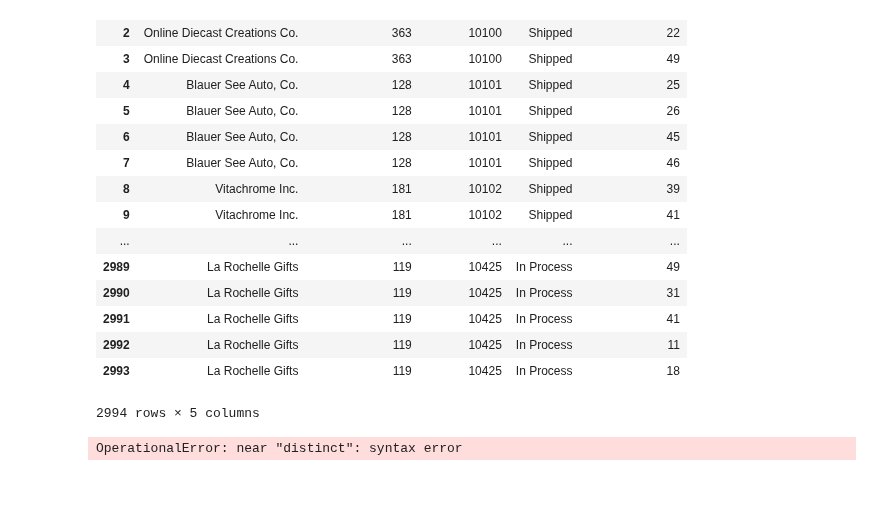
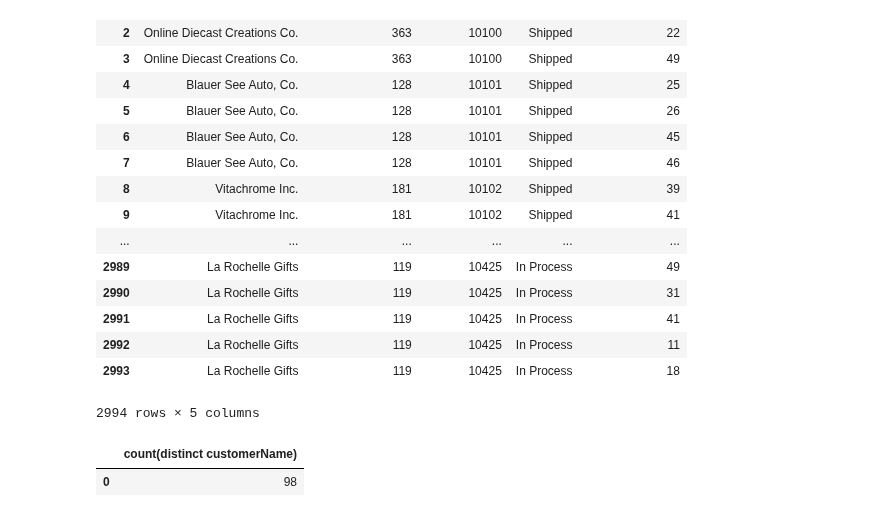
Before and after one commit to ColinFangshu/dsc-more-practice-with-sql-queries-lab-seattle-ds-career-051319, a Jupyter notebook: index.ipynb, the cells around one changed output. Drawn from its saved outputs; the diff is of its cells as text; code cells hidden in the pictures; blank space fills up the shorter version.

```diff
--- a/index.ipynb
+++ b/index.ipynb
@@ -255,20 +255,20 @@ df
 | 2993 | La Rochelle Gifts | 119 | 10425 | In Process | 18 |
 2994 rows × 5 columns
 # %%
-c.execute("""select distinct customerName, distinct customerNumber,
-                    distinct orderNumber
+c.execute("""select count(distinct customerName)
                     from customers
                     join orders
                     using (customerNumber)
                     join orderDetails
                     using (orderNumber)
                     where cast(quantityOrdered as int) >= 10
                     ;""")
 df = pd.DataFrame(c.fetchall())
 df.columns = [x[0] for x in c.description]
 df
 # %% [output]
-OperationalError: near "distinct": syntax error
+|  | count(distinct customerName) |
+| 0 | 98 |
 # %% [markdown]
 #### Expected Output
 
```
